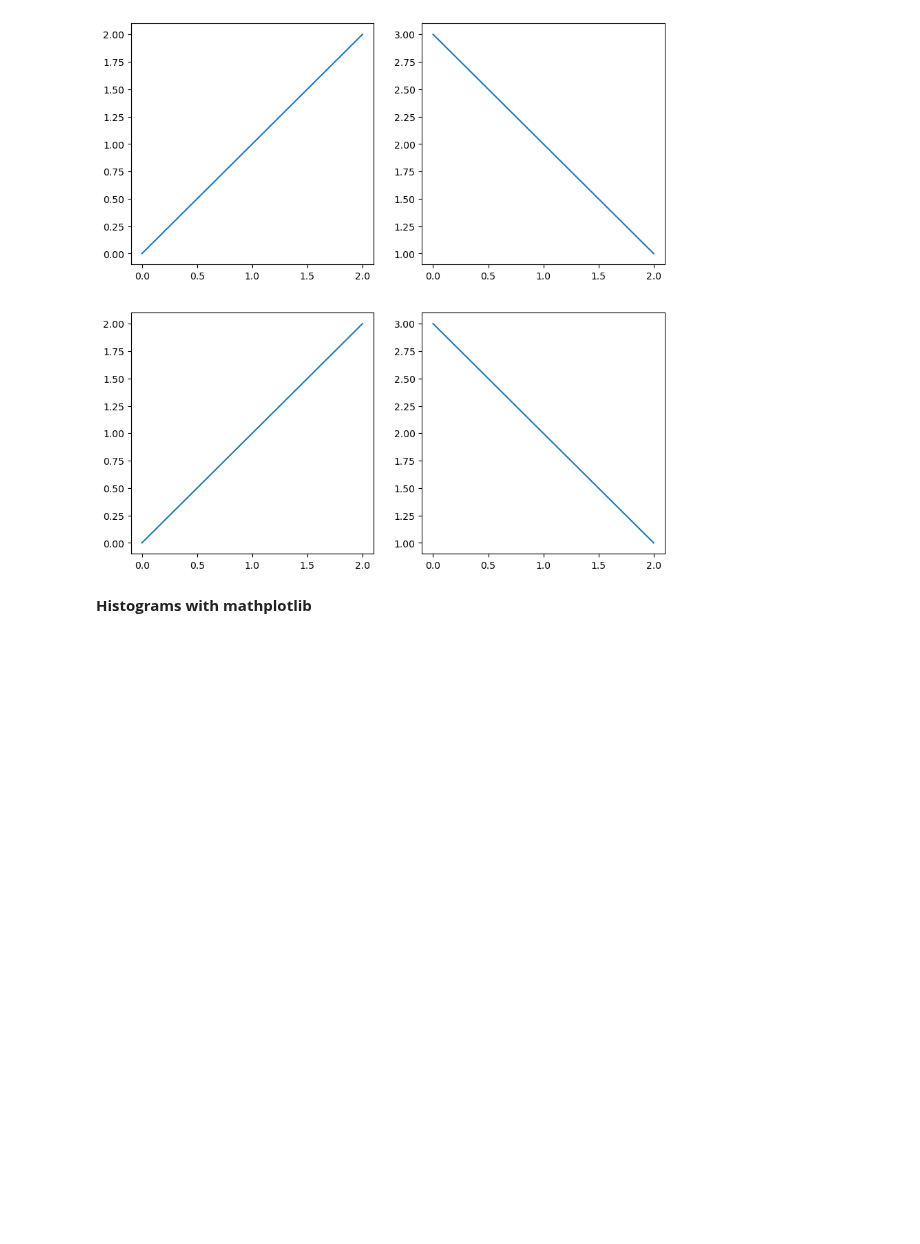
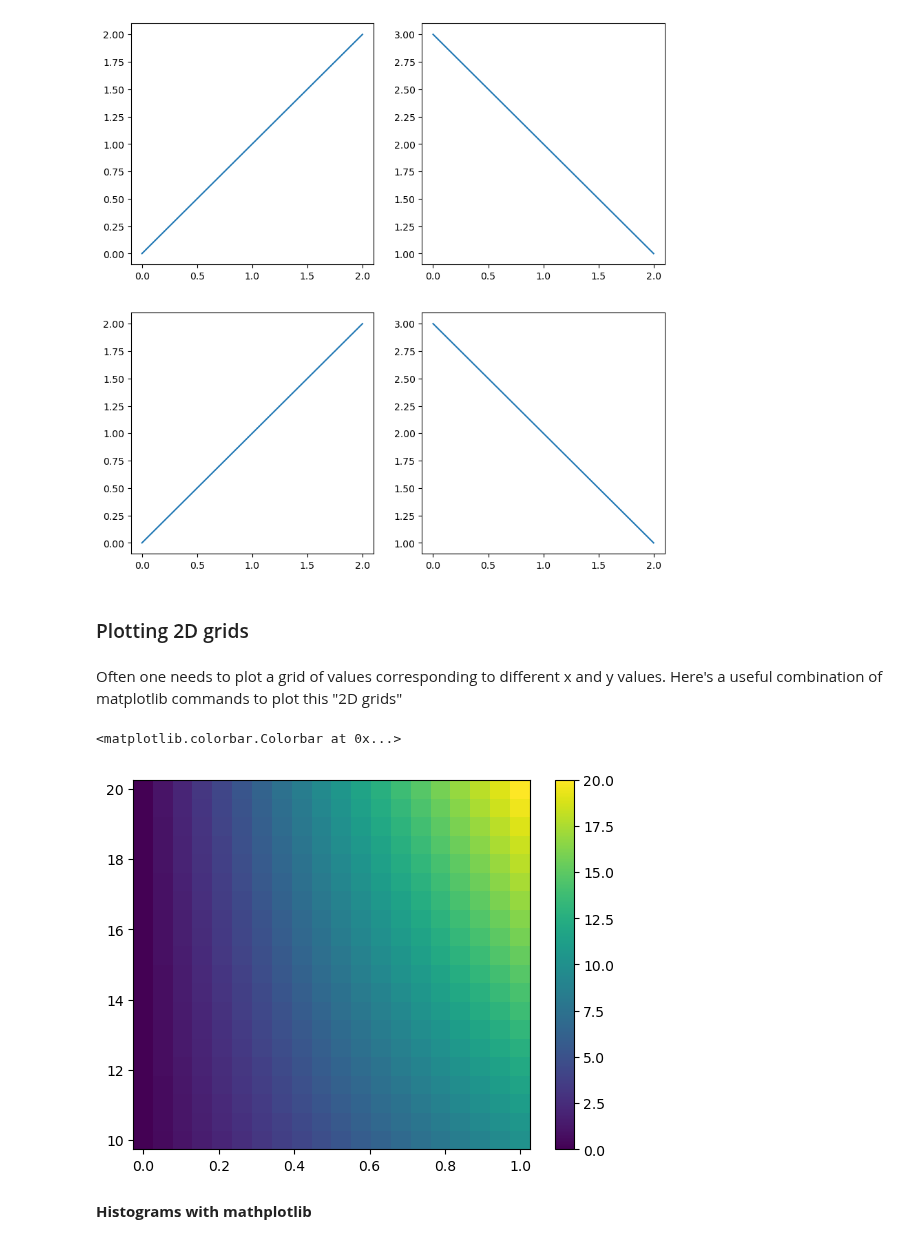
Before and after one commit to Matteo-Bellino/SMATEP_Project, a Jupyter notebook: exercises/Exercise0/Exercise0.ipynb, the cells around one changed output. Saved outputs shown, nothing was run; the diff lists cells and outputs as text; code cells hidden in the pictures; blank space fills up the shorter version.

```diff
--- a/exercises/Exercise0/Exercise0.ipynb
+++ b/exercises/Exercise0/Exercise0.ipynb
@@ -391,6 +390,25 @@ axs[1,1].plot([3,2,1])
 fig.show()
 # %% [output]
 [figure]
+# %% [markdown]
+### Plotting 2D grids
+# %% [markdown]
+Often one needs to plot a grid of values corresponding to different x and y values.
+Here's a useful combination of matplotlib commands to plot this "2D grids"
+# %%
+X = np.linspace(0, 1, 20)
+Y = np.linspace(10,20, 20)
+Z =  X[:,None] @ Y[None,:] # Just creating a 2D value map
+
+# Converting the X, Y coordinates in a grid of values
+xgrid, ygrid = np.meshgrid(X,Y)
+# We need to use the transpose of the values because the first dimension of Z varies along the rows, but
+# when we plot we usually interprete the first dimension as the x axis, which are the columns in terms of indices.
+plt.pcolor(xgrid, ygrid, np.transpose(Z))
+plt.colorbar()
+# %% [output]
+<matplotlib.colorbar.Colorbar at 0x...>
+[figure, added]
 # %% [markdown]
 **Histograms with mathplotlib**
 # %%
```
Also changed, not shown: parts of 32 cells of this notebook.
